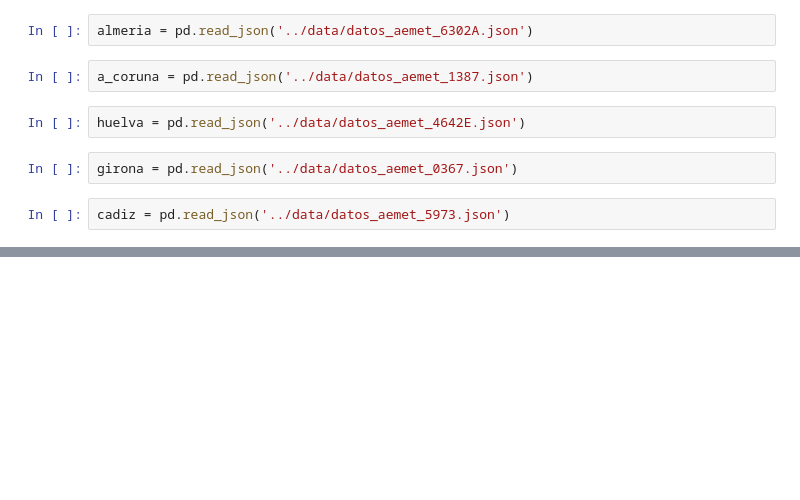
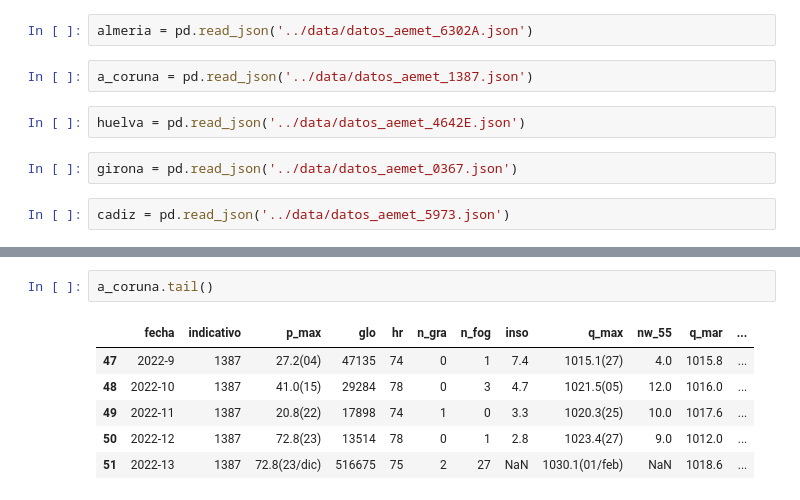
Before and after one commit to borjadola/Analisis-ETL-Precipitaciones, a Jupyter notebook: Notebooks/API.ipynb, the cells around one changed output, grey strips where cells are left out. Saved outputs shown, nothing was run; the diff lists cells and outputs as text; blank space fills up the shorter version.

```diff
--- a/Notebooks/API.ipynb
+++ b/Notebooks/API.ipynb
@@ -72,0 +86,9 @@ a_coruna.head()
+# %%
+a_coruna.tail()
+# %% [output]
+|  | fecha | indicativo | p_max | glo | hr | n_gra | n_fog | inso | q_max | nw_55 | q_mar | ... |
+| 47 | 2022-9 | 1387 | 27.2(04) | 47135 | 74 | 0 | 1 | 7.4 | 1015.1(27) | 4.0 | 1015.8 | ... |
+| 48 | 2022-10 | 1387 | 41.0(15) | 29284 | 78 | 0 | 3 | 4.7 | 1021.5(05) | 12.0 | 1016.0 | ... |
+| 49 | 2022-11 | 1387 | 20.8(22) | 17898 | 74 | 1 | 0 | 3.3 | 1020.3(25) | 10.0 | 1017.6 | ... |
+| 50 | 2022-12 | 1387 | 72.8(23) | 13514 | 78 | 0 | 1 | 2.8 | 1023.4(27) | 9.0 | 1012.0 | ... |
+| 51 | 2022-13 | 1387 | 72.8(23/dic) | 516675 | 75 | 2 | 27 | NaN | 1030.1(01/feb) | NaN | 1018.6 | ... |
```
Also changed, not shown: parts of 5 cells of this notebook, 5 other files.
